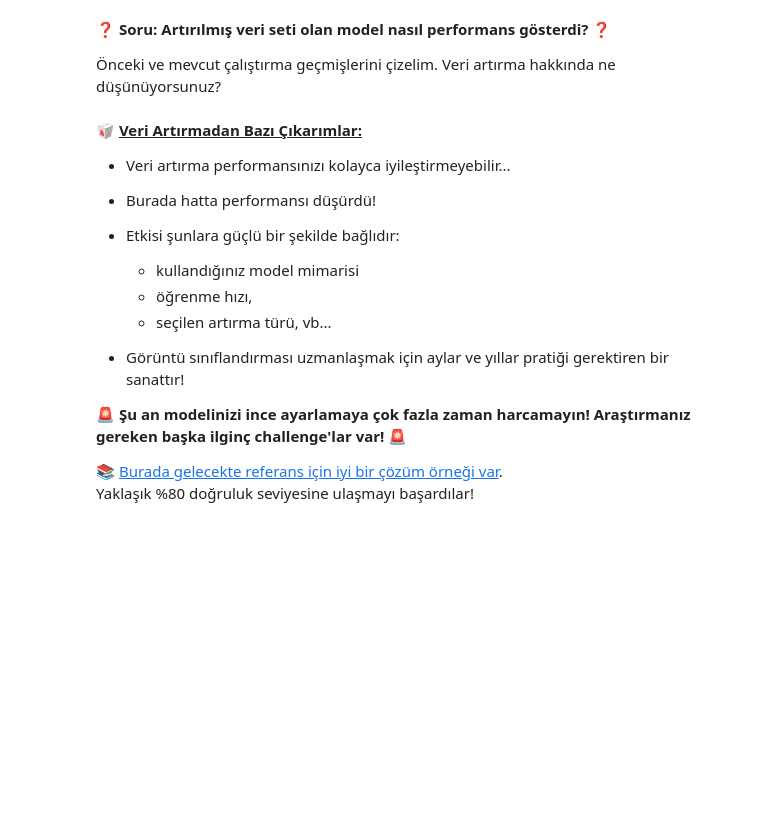
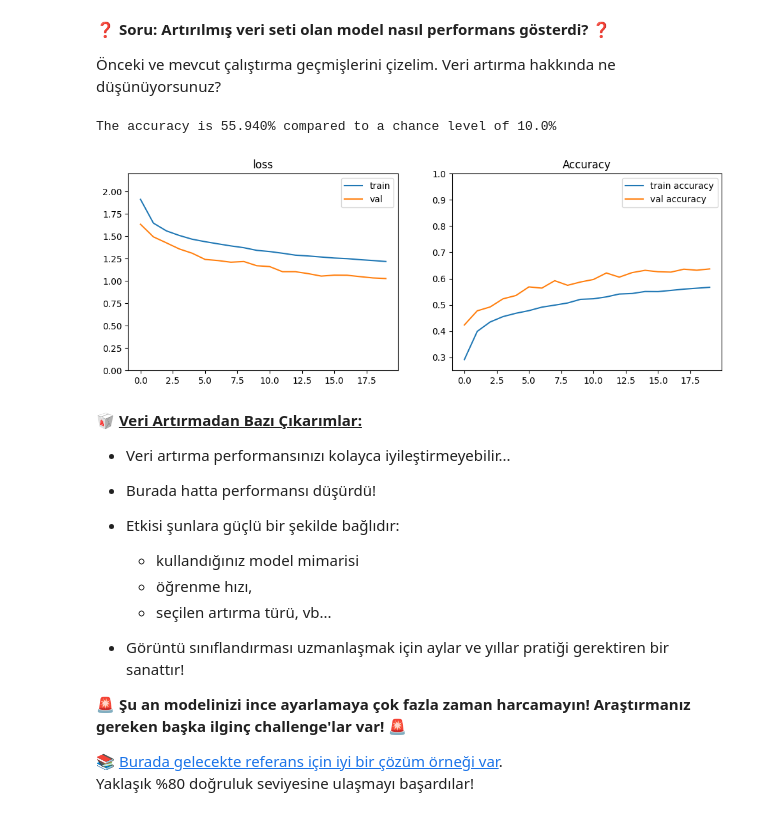
Before and after one commit to doganalperr/W18D4-S-cifar-classification, a Jupyter notebook: cifar_classification.ipynb, the cells around one changed output. Saved outputs shown, nothing was run; the diff lists cells and outputs as text; code cells hidden in the pictures; blank space fills up the shorter version.

```diff
--- a/cifar_classification.ipynb
+++ b/cifar_classification.ipynb
@@ -385,6 +530,6 @@ es = EarlyStopping(patience = 3)
 
 # The fit
 history_aug = model_aug.fit(train_flow,
-                        epochs = 50,
+                        epochs = 20,
                         callbacks = [es],
                         validation_data = (X_val, y_val))
@@ -401,3 +562,11 @@ history_aug = model_aug.fit(train_flow,
+# %%
+res = model.evaluate(X_test, y_test, verbose = 0)
+
+print(f'The accuracy is {res[1]*100:.3f}% compared to a chance level of {1./len(labels)*100}%')
+plot_history(history_aug);
+# %% [output]
+The accuracy is 55.940% compared to a chance level of 10.0%
+[figure, added]
 # %% [markdown]
 🥡 <b><u>Veri Artırmadan Bazı Çıkarımlar:</u></b>
 
```
Also changed, not shown: parts of 18 cells of this notebook.
